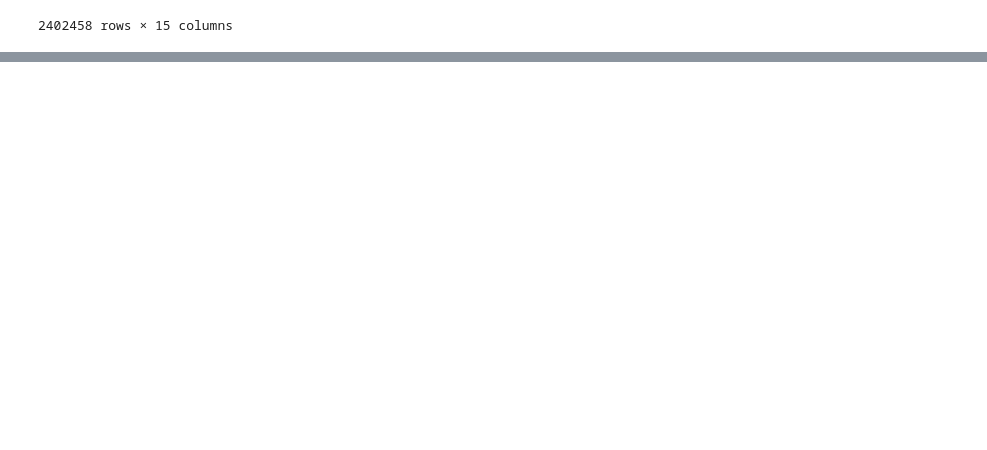
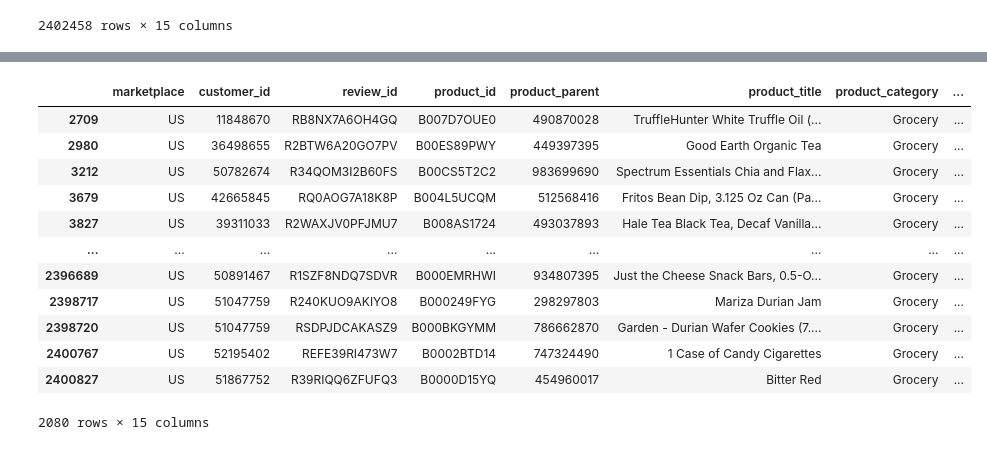
Before and after one commit to mwood1212/ADS-Group-Project, a Jupyter notebook: matt/LDA_matt.ipynb, the cells around one changed output, grey strips where cells are left out. Saved outputs shown, nothing was run; the diff lists cells and outputs as text; code cells hidden in the pictures; blank space fills up the shorter version.

```diff
--- a/matt/LDA_matt.ipynb
+++ b/matt/LDA_matt.ipynb
@@ -75,2 +51,18 @@ Name: review_body, Length: 6828, dtype: object
 # %%
 df.to_csv('../../amazon_reviews_us_Grocery_v1_00_sentiment.csv',index=False)
+# %%
+df.query('review_body.str.contains("sick", na=False) & star_rating == 1', engine='python')
+# %% [output]
+|  | marketplace | customer_id | review_id | product_id | product_parent | product_title | product_category | ... |
+| 2709 | US | 11848670 | RB8NX7A6OH4GQ | B007D7OUE0 | 490870028 | TruffleHunter White Truffle Oil (... | Grocery | ... |
+| 2980 | US | 36498655 | R2BTW6A20GO7PV | B00ES89PWY | 449397395 | Good Earth Organic Tea | Grocery | ... |
+| 3212 | US | 50782674 | R34QOM3I2B60FS | B00CS5T2C2 | 983699690 | Spectrum Essentials Chia and Flax... | Grocery | ... |
+| 3679 | US | 42665845 | RQ0AOG7A18K8P | B004L5UCQM | 512568416 | Fritos Bean Dip, 3.125 Oz Can (Pa... | Grocery | ... |
+| 3827 | US | 39311033 | R2WAXJV0PFJMU7 | B008AS1724 | 493037893 | Hale Tea Black Tea, Decaf Vanilla... | Grocery | ... |
+| ... | ... | ... | ... | ... | ... | ... | ... | ... |
+| 2396689 | US | 50891467 | R1SZF8NDQ7SDVR | B000EMRHWI | 934807395 | Just the Cheese Snack Bars, 0.5-O... | Grocery | ... |
+| 2398717 | US | 51047759 | R240KUO9AKIYO8 | B000249FYG | 298297803 | Mariza Durian Jam | Grocery | ... |
+| 2398720 | US | 51047759 | RSDPJDCAKASZ9 | B000BKGYMM | 786662870 | Garden - Durian Wafer Cookies (7.... | Grocery | ... |
+| 2400767 | US | 52195402 | REFE39RI473W7 | B0002BTD14 | 747324490 | 1 Case of Candy Cigarettes | Grocery | ... |
+| 2400827 | US | 51867752 | R39RIQQ6ZFUFQ3 | B0000D15YQ | 454960017 | Bitter Red | Grocery | ... |
+2080 rows × 15 columns
```
Also changed, not shown: parts of 3 cells of this notebook.
